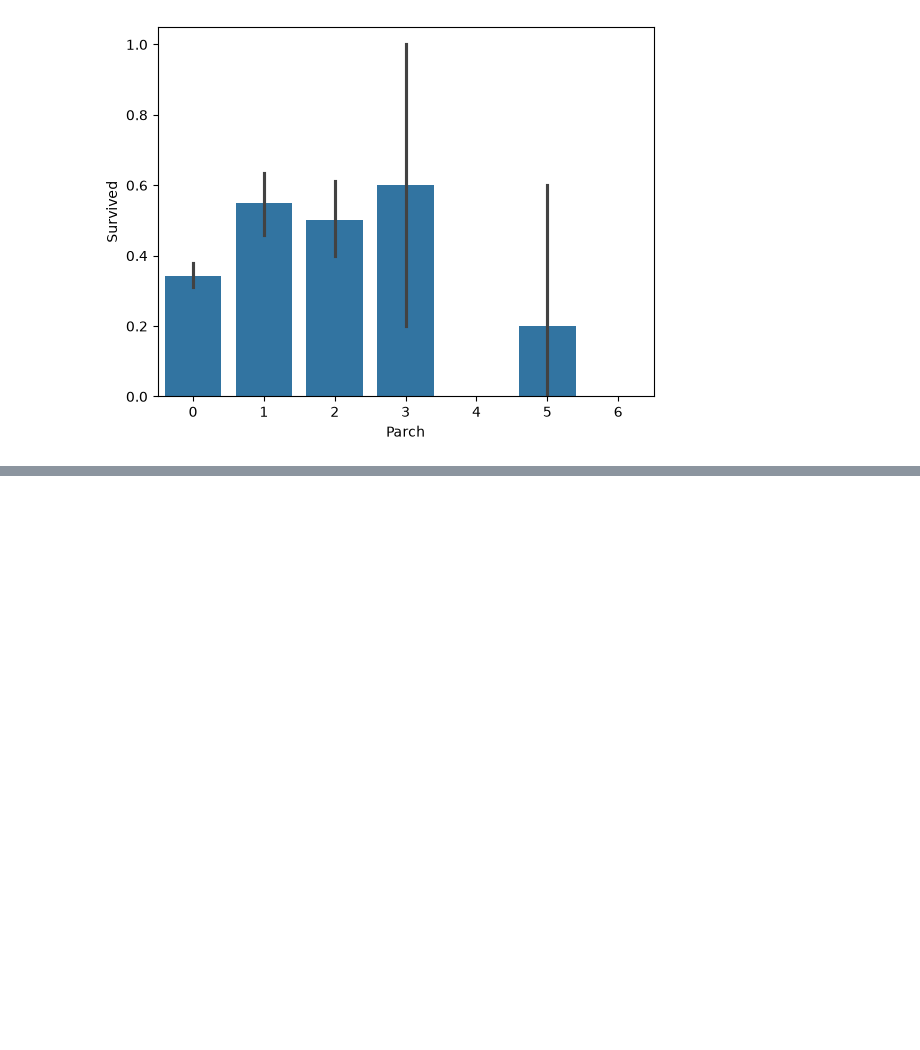
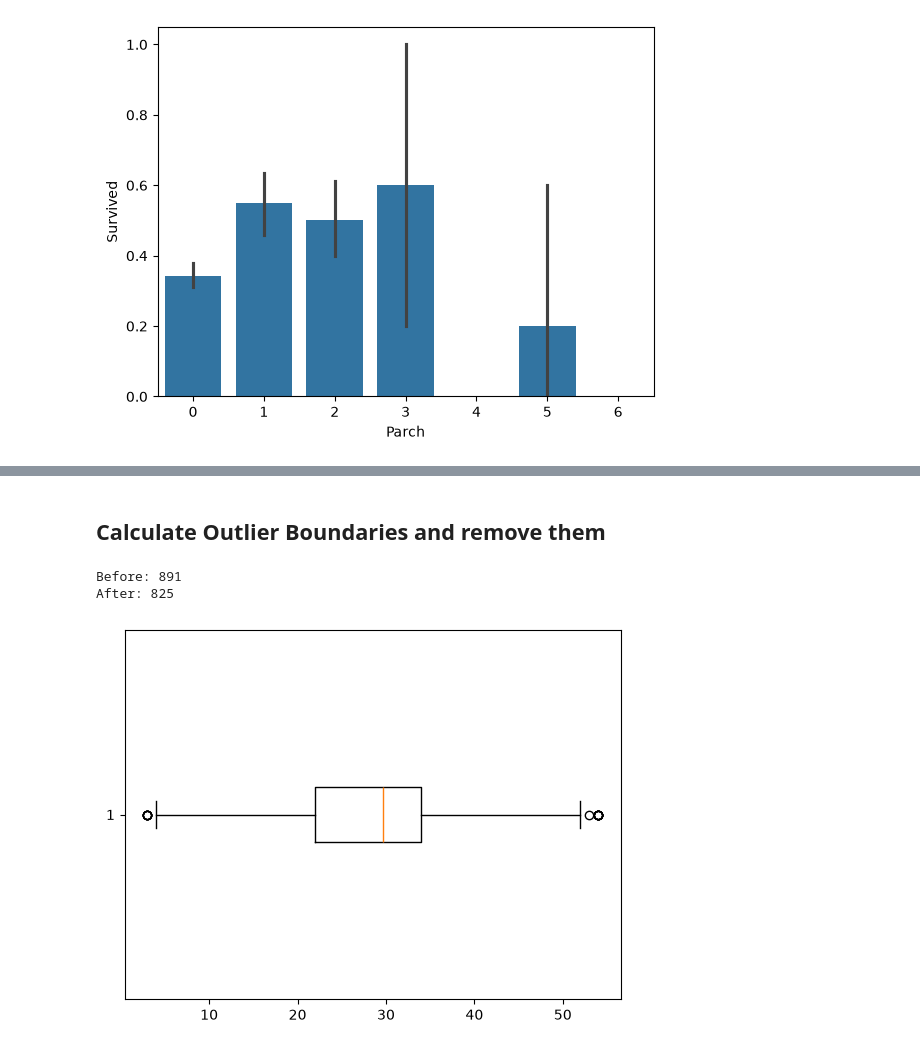
Before and after one commit to WillardDev/Machine_Learning_Foundation, a Jupyter notebook: Data_Cleaning.ipynb, the cells around one changed output, grey strips where cells are left out. Cells and saved outputs as stored; diff of their text form; code cells hidden in the pictures; blank space fills up the shorter version.

```diff
--- a/Data_Cleaning.ipynb
+++ b/Data_Cleaning.ipynb
@@ -136,0 +201,26 @@ plt.show()
+# %% [markdown]
+## Calculate Outlier Boundaries and remove them
+# %%
+# compute the IQR for Q1 na Q3
+Q1 = df2['Age'].quantile(0.25)
+Q3 = df2['Age'].quantile(0.75)
+IQR = Q3 - Q1
+# %%
+# define the bounds
+lower_bound = Q1 - 1.5 * IQR
+upper_bound = Q3 + 1.5 * IQR
+# %%
+# filter the dataset to remove outliers
+df3 = df2[(df2['Age'] >= lower_bound) & (df2['Age'] <= upper_bound)]
+# %%
+# check how many outliers were removed
+print("Before:", len(df2))
+print("After:", len(df3))
+# %% [output]
+Before: 891
+After: 825
+# %%
+plt.boxplot(df3['Age'], vert=False)
+plt.show()
+# %% [output]
+[figure, added]
```
Also changed, not shown: parts of 7 cells of this notebook.
